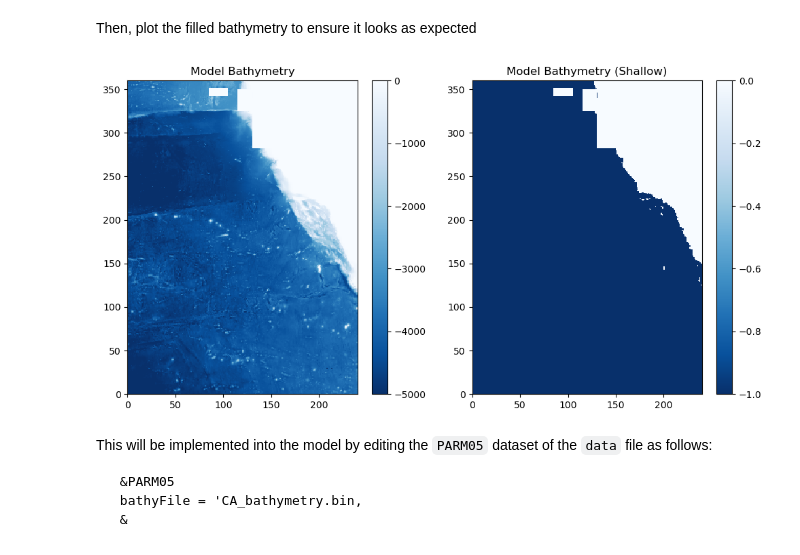
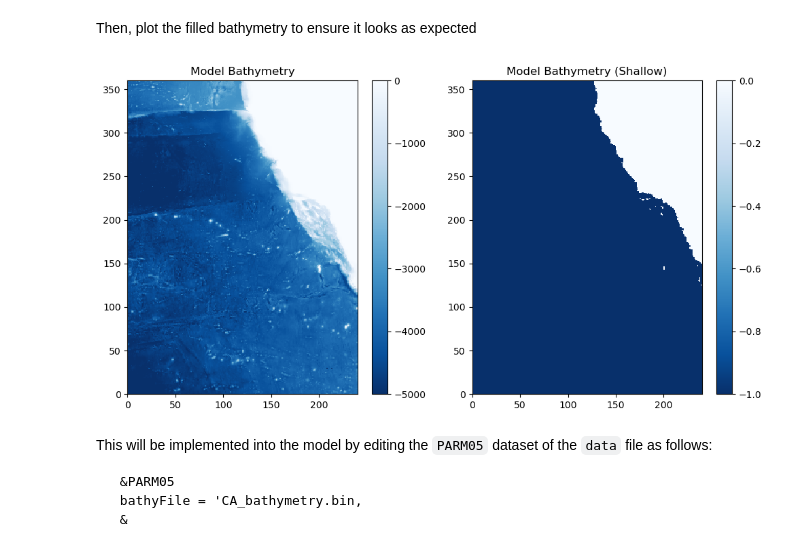
Before and after one commit to shaswat28/cs185c, a Jupyter notebook: project/BathyGrid1.ipynb, the cells around one changed output. Saved outputs shown, nothing was run; the diff lists cells and outputs as text; code cells hidden in the pictures.

```diff
--- a/project/BathyGrid1.ipynb
+++ b/project/BathyGrid1.ipynb
@@ -118,17 +118,17 @@ Then, plot the filled bathymetry to ensure it looks as expected
 # %%
 plt.figure(figsize=(12,6))
 
 plt.subplot(1,2,1)
-C = plt.pcolormesh(Model_bathy_filled, vmin=-5000, vmax=0, cmap='Blues_r')
+C = plt.pcolormesh(Model_bathy, vmin=-5000, vmax=0, cmap='Blues_r')
 plt.colorbar(C)
 plt.title('Model Bathymetry')
 
 plt.subplot(1,2,2)
-C = plt.pcolormesh(Model_bathy_filled, vmin=-1, vmax=0, cmap='Blues_r')
+C = plt.pcolormesh(Model_bathy, vmin=-1, vmax=0, cmap='Blues_r')
 plt.colorbar(C)
 plt.title('Model Bathymetry (Shallow)')
 
 plt.show()
 # %% [output]
-[figure, old version]
+[figure, new version]
 # %%
```
Also changed, not shown: parts of 3 cells of this notebook.
